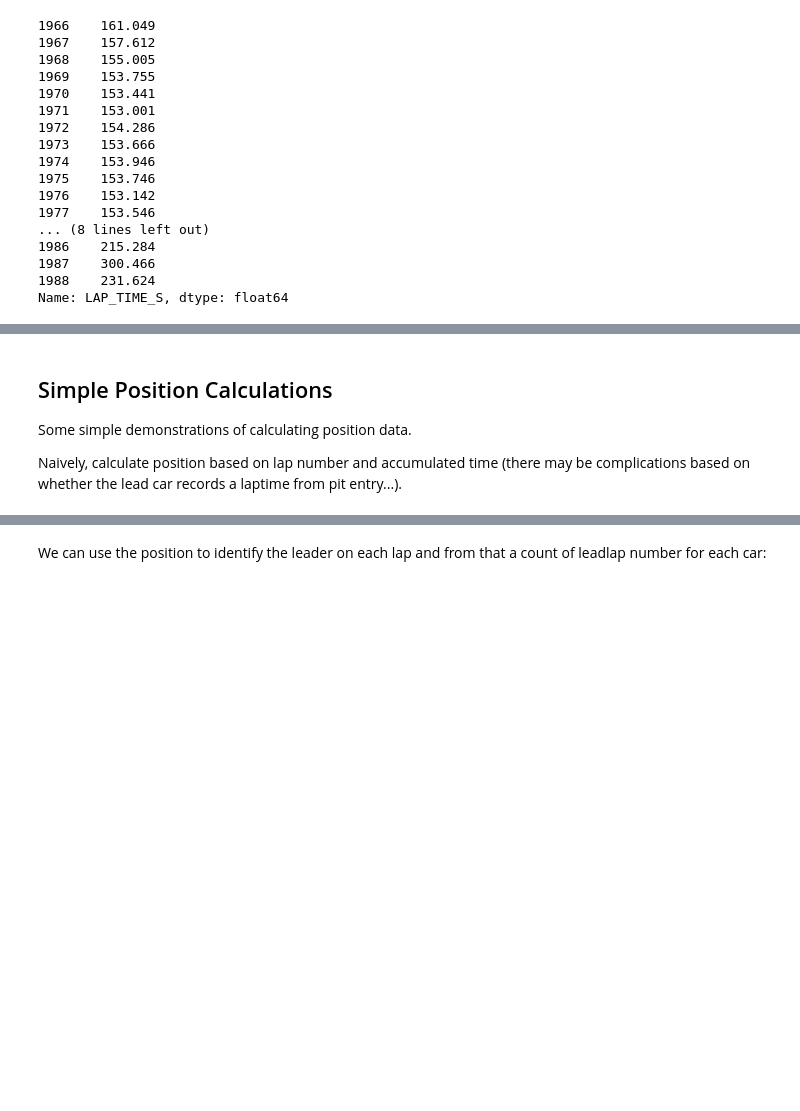
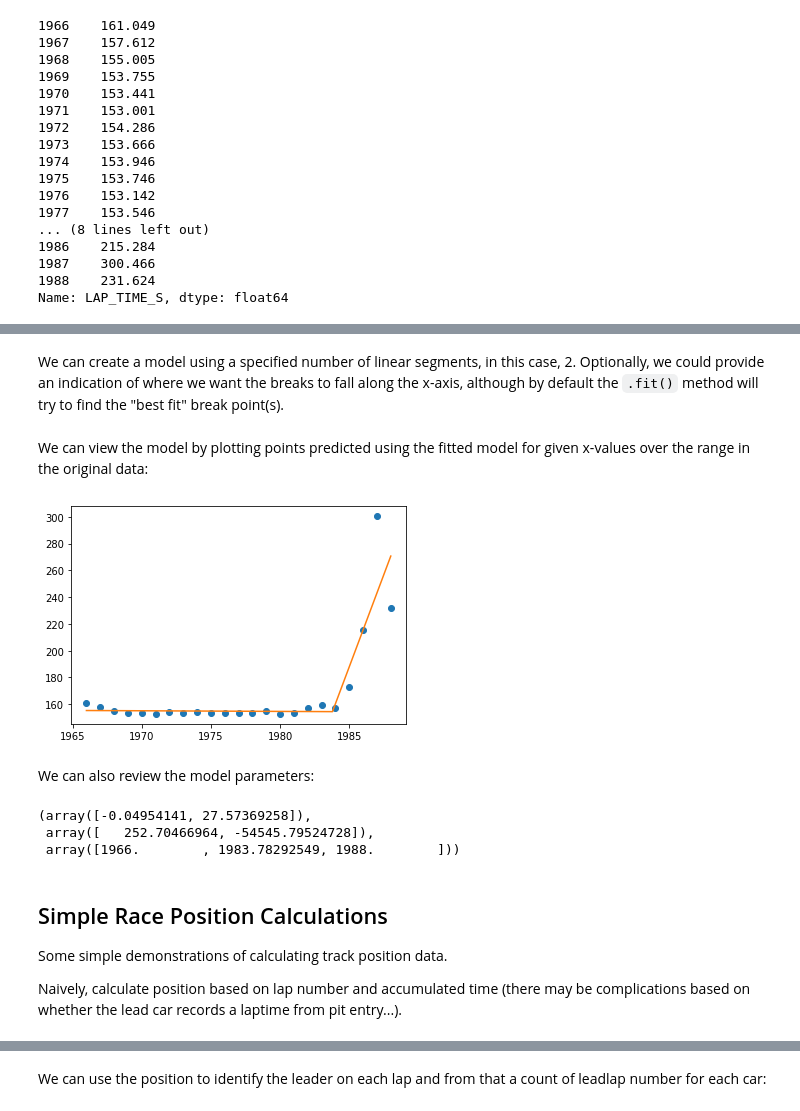
Before and after one commit to f1datajunkie/WEC, a Jupyter notebook: notebooks/Simple demo.ipynb, the cells around one changed output, grey strips where cells are left out. Drawn from its saved outputs; the diff is of its cells as text; code cells hidden in the pictures; blank space fills up the shorter version.

```diff
--- a/notebooks/Simple demo.ipynb
+++ b/notebooks/Simple demo.ipynb
@@ -612,7 +663,46 @@ fig = sm.graphics.plot_fit(model, 0, ax=ax)
+# %%
+data = sample_laptimes(laptimes,'56_1', 1, 2).reset_index()
+x = data['index']
+y = data['LAP_TIME_S']
+# %% [markdown]
+We can create a model using a specified number of linear segments, in this case, 2. Optionally, we could provide an indication of where we want the breaks to fall along the x-axis, although by default the `.fit()` method will try to find the "best fit" break point(s).
+# %%
+#!pip3 install --upgrade scipy
+#!pip3 install pwlf
+import pwlf
+import numpy as np
+
+pwlf_fit = pwlf.PiecewiseLinFit(x, y)
+# fit the data using two line segments
+pwlf_fit_2_segments = pwlf_fit.fit(2)
+# %% [markdown]
+We can view the model by plotting points predicted using the fitted model for given x-values over the range in the original data:
+# %%
+import matplotlib.pyplot as plt
+
+# From the docs, generate a prediction
+xHat = np.linspace(min(x), max(x), num=10000)
+yHat = pwlf_fit.predict(xHat)
+
+# Plot the results
+plt.figure()
+plt.plot(x, y, 'o')
+plt.plot(xHat, yHat, '-')
+plt.show()
+# %% [output]
+[figure, added]
+# %% [markdown]
+We can also review the model parameters:
+# %%
+pwlf_fit.slopes, pwlf_fit.intercepts, pwlf_fit.fit_breaks
+# %% [output]
+(array([-0.04954141, 27.57369258]),
+ array([   252.70466964, -54545.79524728]),
+ array([1966.        , 1983.78292549, 1988.        ]))
 # %% [markdown]
-## Simple Position Calculations
+## Simple Race Position Calculations
 
-Some simple demonstrations of calculating position data.
+Some simple demonstrations of calculating track position data.
 
 Naively, calculate position based on lap number and accumulated time (there may be complications based on whether the lead car records a laptime from pit entry...).
 # %%
```
Also changed, not shown: parts of 40 cells of this notebook, 5 other files.
